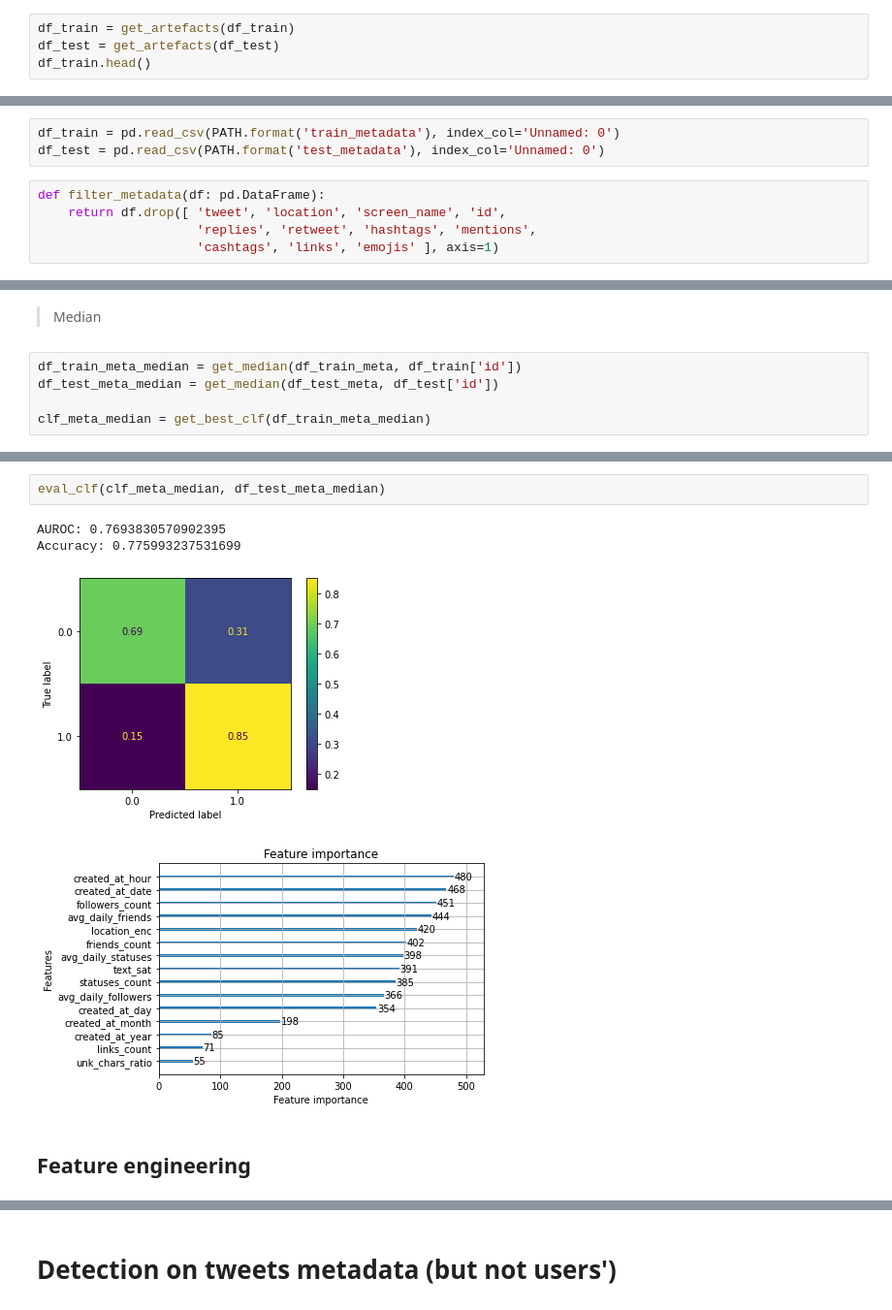
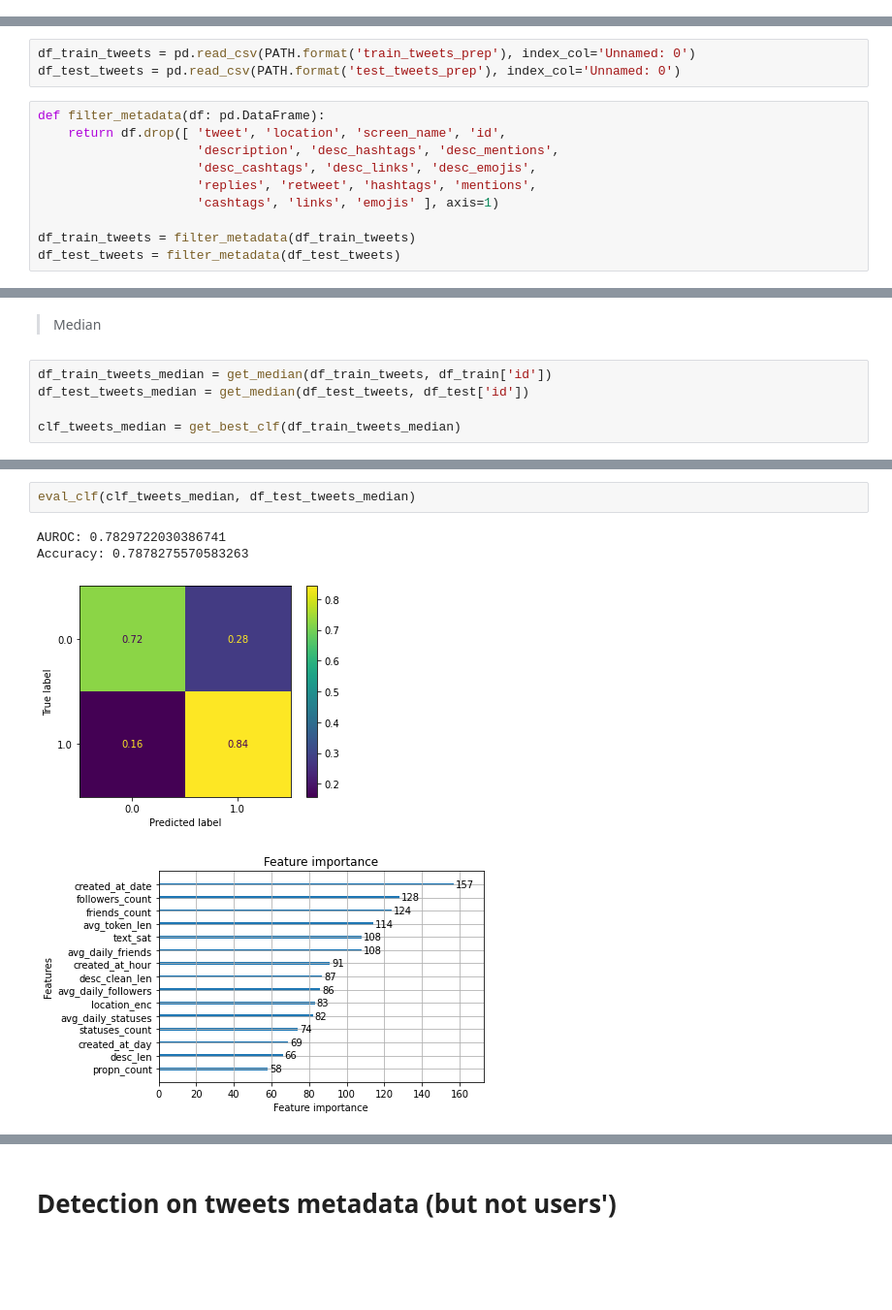
Before and after one commit to aegonwolf/ukraine-conflict-social-news, a Jupyter notebook: Bot detection - Florian.ipynb, the cells around one changed output, grey strips where cells are left out. Shown at 97% size. Drawn from its saved outputs; the diff is of its cells as text; blank space fills up the shorter version.

```diff
--- a/Bot detection - Florian.ipynb
+++ b/Bot detection - Florian.ipynb
@@ -531,7 +632,3 @@ def get_artefacts(df: pd.DataFrame):
     df['emojis_count'] = df['emojis'].apply(len)
 
     return df
-# %%
-df_train = get_artefacts(df_train)
-df_test = get_artefacts(df_test)
-df_train.head()
@@ -555,8 +647,13 @@ df_test.to_csv(PATH.format('test_metadata'))
 # %%
-df_train = pd.read_csv(PATH.format('train_metadata'), index_col='Unnamed: 0')
-df_test = pd.read_csv(PATH.format('test_metadata'), index_col='Unnamed: 0')
+df_train_tweets = pd.read_csv(PATH.format('train_tweets_prep'), index_col='Unnamed: 0')
+df_test_tweets = pd.read_csv(PATH.format('test_tweets_prep'), index_col='Unnamed: 0')
 # %%
 def filter_metadata(df: pd.DataFrame):
     return df.drop([ 'tweet', 'location', 'screen_name', 'id',
+                     'description', 'desc_hashtags', 'desc_mentions',
+                     'desc_cashtags', 'desc_links', 'desc_emojis',
                      'replies', 'retweet', 'hashtags', 'mentions',
                      'cashtags', 'links', 'emojis' ], axis=1)
+
+df_train_tweets = filter_metadata(df_train_tweets)
+df_test_tweets = filter_metadata(df_test_tweets)
@@ -748,8 +854,8 @@ Accuracy: 0.7810650887573964
 # %% [markdown]
 > Median
 # %%
-df_train_meta_median = get_median(df_train_meta, df_train['id'])
-df_test_meta_median = get_median(df_test_meta, df_test['id'])
+df_train_tweets_median = get_median(df_train_tweets, df_train['id'])
+df_test_tweets_median = get_median(df_test_tweets, df_test['id'])
 
-clf_meta_median = get_best_clf(df_train_meta_median)
+clf_tweets_median = get_best_clf(df_train_tweets_median)
 # %% [output]
@@ -785,9 +896,7 @@ Training until validation scores don't improve for 100 rounds
 # %%
-eval_clf(clf_meta_median, df_test_meta_median)
+eval_clf(clf_tweets_median, df_test_tweets_median)
 # %% [output]
-AUROC: 0.7693830570902395
-Accuracy: 0.775993237531699
+AUROC: 0.7829722030386741
+Accuracy: 0.7878275570583263
 [figure]
-[figure, old version]
+[figure, new version]
-# %% [markdown]
-## Feature engineering
```
Also changed, not shown: parts of 64 cells of this notebook.
